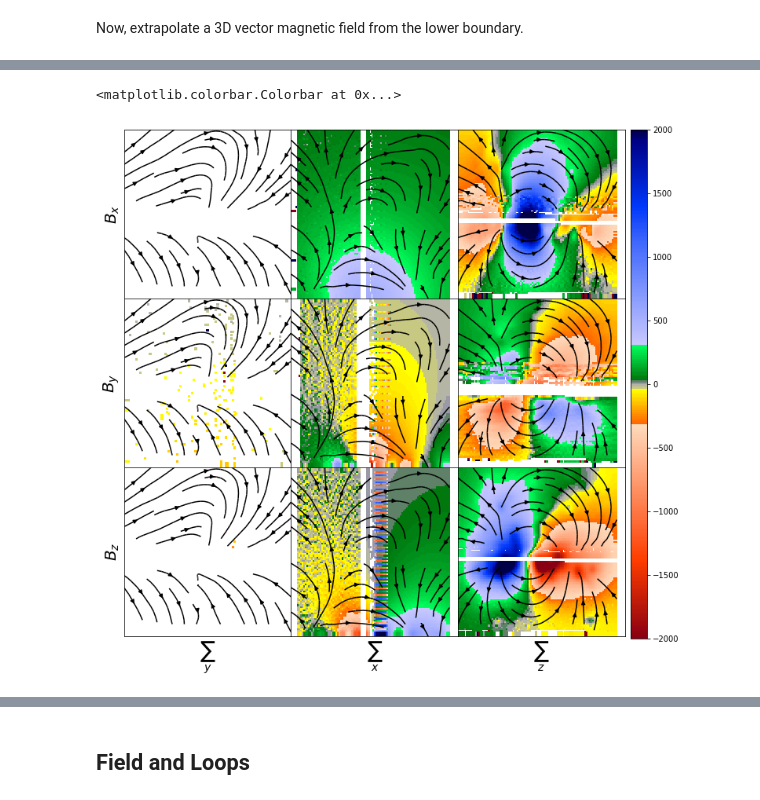
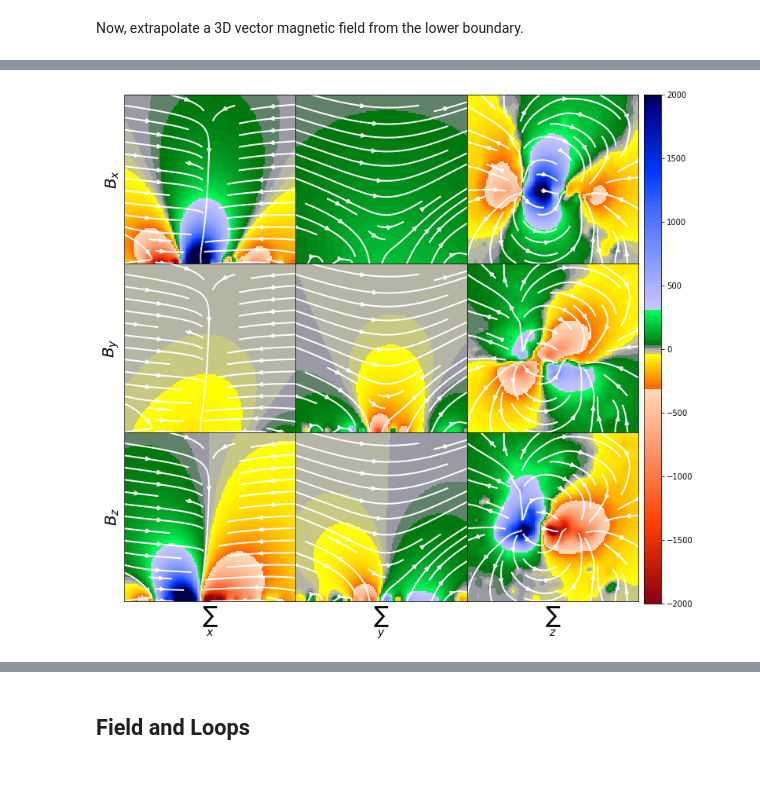
Before and after one commit to wtbarnes/research_notebook, a Jupyter notebook: synthesizAR/pretty_example.ipynb, the cells around one changed output, grey strips where cells are left out. Cells and saved outputs as stored; diff of their text form; code cells hidden in the pictures.

```diff
--- a/synthesizAR/pretty_example.ipynb
+++ b/synthesizAR/pretty_example.ipynb
@@ -55,6 +62,6 @@ plt.colorbar()
 # %% [markdown]
 Now, extrapolate a 3D vector magnetic field from the lower boundary.
 # %%
-extrapolator = synthesizAR.extrapolate.ObliqueSchmidt(hmi_zoom, 0.25*constants.radius, 100*u.pixel)
+extrapolator = synthesizAR.extrapolate.ObliqueSchmidt(hmi_zoom, 0.35*constants.radius, 125*u.pixel)
 # %%
 B_field = extrapolator.extrapolate()
@@ -111,36 +68,5 @@ Plot unweighted projections with matplotlib
-# %%
-#x,y = np.linspace(-1,1,100),np.linspace(-1,1,100)
-#y_grid,x_grid = np.meshgrid(x,y)
-#plt.pcolormesh(y_grid,x_grid,B_field.z.sum(axis=2).value,cmap='hmimag',vmin=-1.5e3,vmax=1.5e3)
-#plt.streamplot(x,y,B_field.x.sum(axis=2).value,
-#               B_field.y.sum(axis=2).value,color='k',density=0.5)
-
-fields = ((0,(2,1),'x'), (1,(0,2),'y'), (2,(0,1),'z'))
-labs_ax = ('y', 'x', 'z')
-fig,axes = plt.subplots(3,3,figsize=(9.75,10))
-ax1_grid,ax2_grid = np.meshgrid(np.linspace(-1,1,100),np.linspace(-1,1,100))
-for i in range(3):
-    for j in range(3):
-        if j == 2:
-            b_sum = B_field[fields[i][0]].value.sum(axis=j)
-        else:
-            b_sum = B_field[fields[i][0]].value.sum(axis=j).T
-        im = axes[i,j].pcolormesh(ax1_grid,ax2_grid,b_sum,vmin=-2e3,vmax=2e3,cmap='hmimag')
-        axes[i,j].streamplot(ax1_grid[0,:],ax2_grid[:,0],
-                             B_field[fields[j][1][0]].sum(axis=2).value,
-                             B_field[fields[j][1][1]].sum(axis=2).value,color='k',density=0.5)
-        axes[i,j].get_xaxis().set_ticks([])
-        axes[i,j].get_yaxis().set_ticks([])
-        if j == 0:
-            axes[i,j].set_ylabel(r'$B_{}$'.format(fields[i][2]),fontsize=20)
-        if i == 2:
-            axes[i,j].set_xlabel(r'$\sum_{}$'.format(labs_ax[j]),fontsize=20)
-
-fig.tight_layout()
-fig.subplots_adjust(hspace=0,wspace=0,right=0.965)
-cax = fig.add_axes([0.975,0.08,0.03,0.9])
-fig.colorbar(im,cax=cax)
-# %% [output]
-<matplotlib.colorbar.Colorbar at 0x...>
-[figure, removed]
+# %%
+synthesizAR.extrapolate.peek_projections(B_field)
+# %% [output]
+[figure, added]
 # %%
```
Also changed, not shown: parts of 31 cells of this notebook.
